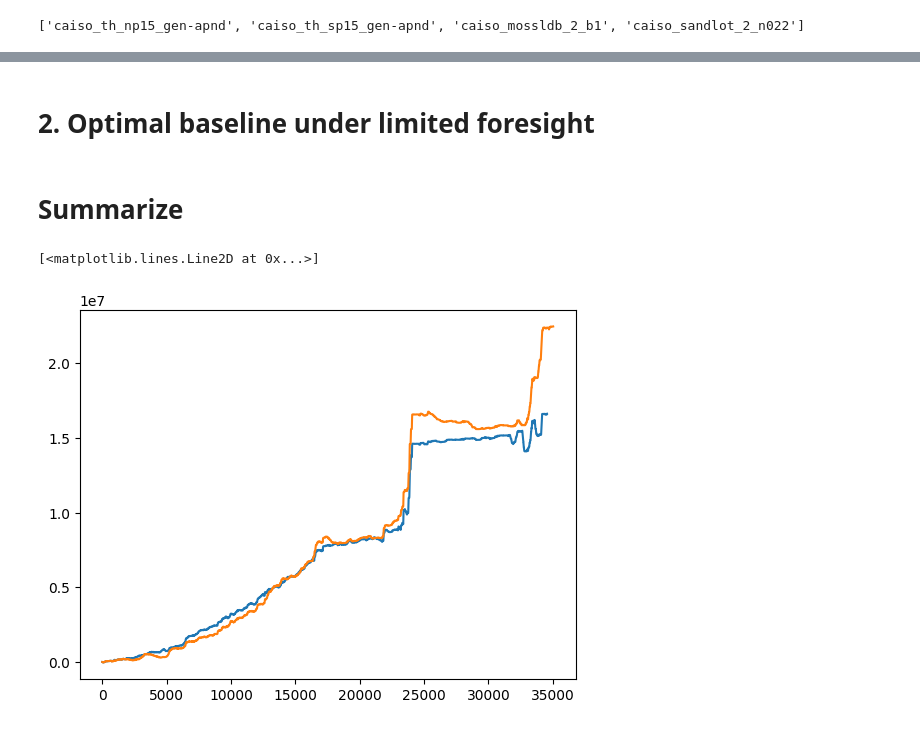
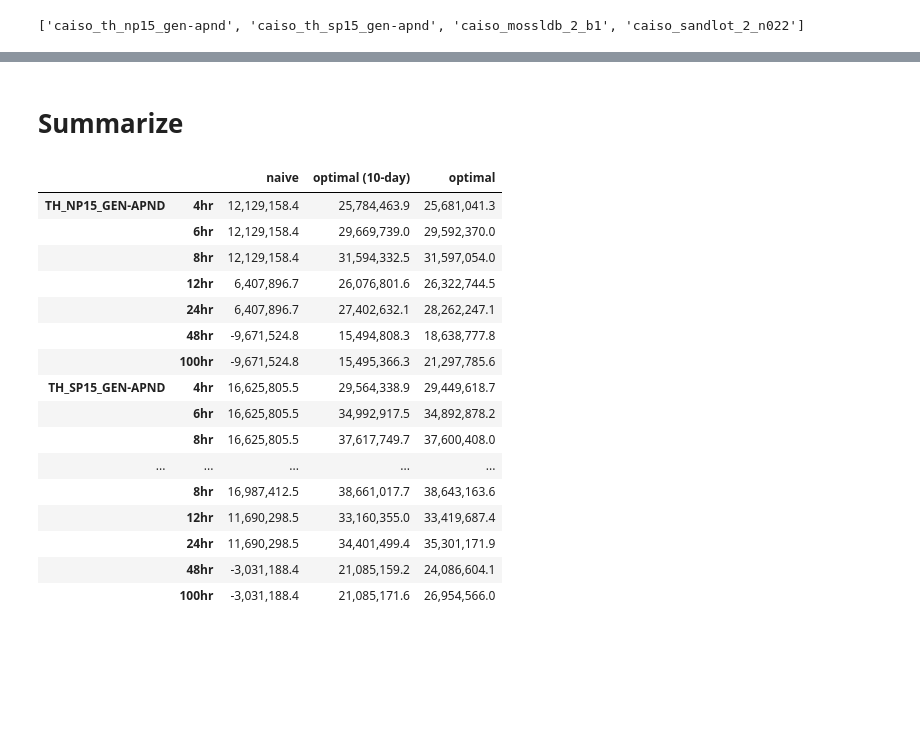
Before and after one commit to etrieschman/battery-charger, a Jupyter notebook: src/get_baselines.ipynb, the cells around one changed output, grey strips where cells are left out. Saved outputs shown, nothing was run; the diff lists cells and outputs as text; code cells hidden in the pictures; blank space fills up the shorter version.

```diff
--- a/src/get_baselines.ipynb
+++ b/src/get_baselines.ipynb
@@ -57,2 +34,0 @@ e_opt, __, __, revenue_opt = get_optimal_battery_schedule(p, duration=dur, charg
-# %% [markdown]
-# 2. Optimal baseline under limited foresight
@@ -62,8 +45,25 @@ e_optlim, __, __, revenue_optlim = get_limited_optimal_battery_schedule(days_for
 # %% [markdown]
 # Summarize
-# %%
-plt.plot(revenue_optlim)
-plt.plot(revenue_opt)
-# %% [output]
-[<matplotlib.lines.Line2D at 0x...>]
-[figure, removed]
+# %%
+# summarize
+summ_df = pd.DataFrame(summary).T
+summ_df.columns = ['naive', f'optimal ({foresight}-day)', 'optimal']
+summ_df.round(1)
+# %% [output]
+|  |  | naive | optimal (10-day) | optimal |
+| TH_NP15_GEN-APND | 4hr | 12,129,158.4 | 25,784,463.9 | 25,681,041.3 |
+|  | 6hr | 12,129,158.4 | 29,669,739.0 | 29,592,370.0 |
+|  | 8hr | 12,129,158.4 | 31,594,332.5 | 31,597,054.0 |
+|  | 12hr | 6,407,896.7 | 26,076,801.6 | 26,322,744.5 |
+|  | 24hr | 6,407,896.7 | 27,402,632.1 | 28,262,247.1 |
+|  | 48hr | -9,671,524.8 | 15,494,808.3 | 18,638,777.8 |
+|  | 100hr | -9,671,524.8 | 15,495,366.3 | 21,297,785.6 |
+| TH_SP15_GEN-APND | 4hr | 16,625,805.5 | 29,564,338.9 | 29,449,618.7 |
+|  | 6hr | 16,625,805.5 | 34,992,917.5 | 34,892,878.2 |
+|  | 8hr | 16,625,805.5 | 37,617,749.7 | 37,600,408.0 |
+| ... | ... | ... | ... | ... |
+|  | 8hr | 16,987,412.5 | 38,661,017.7 | 38,643,163.6 |
+|  | 12hr | 11,690,298.5 | 33,160,355.0 | 33,419,687.4 |
+|  | 24hr | 11,690,298.5 | 34,401,499.4 | 35,301,171.9 |
+|  | 48hr | -3,031,188.4 | 21,085,159.2 | 24,086,604.1 |
+|  | 100hr | -3,031,188.4 | 21,085,171.6 | 26,954,566.0 |
```
Also changed, not shown: parts of 13 cells of this notebook, 3 other files.
